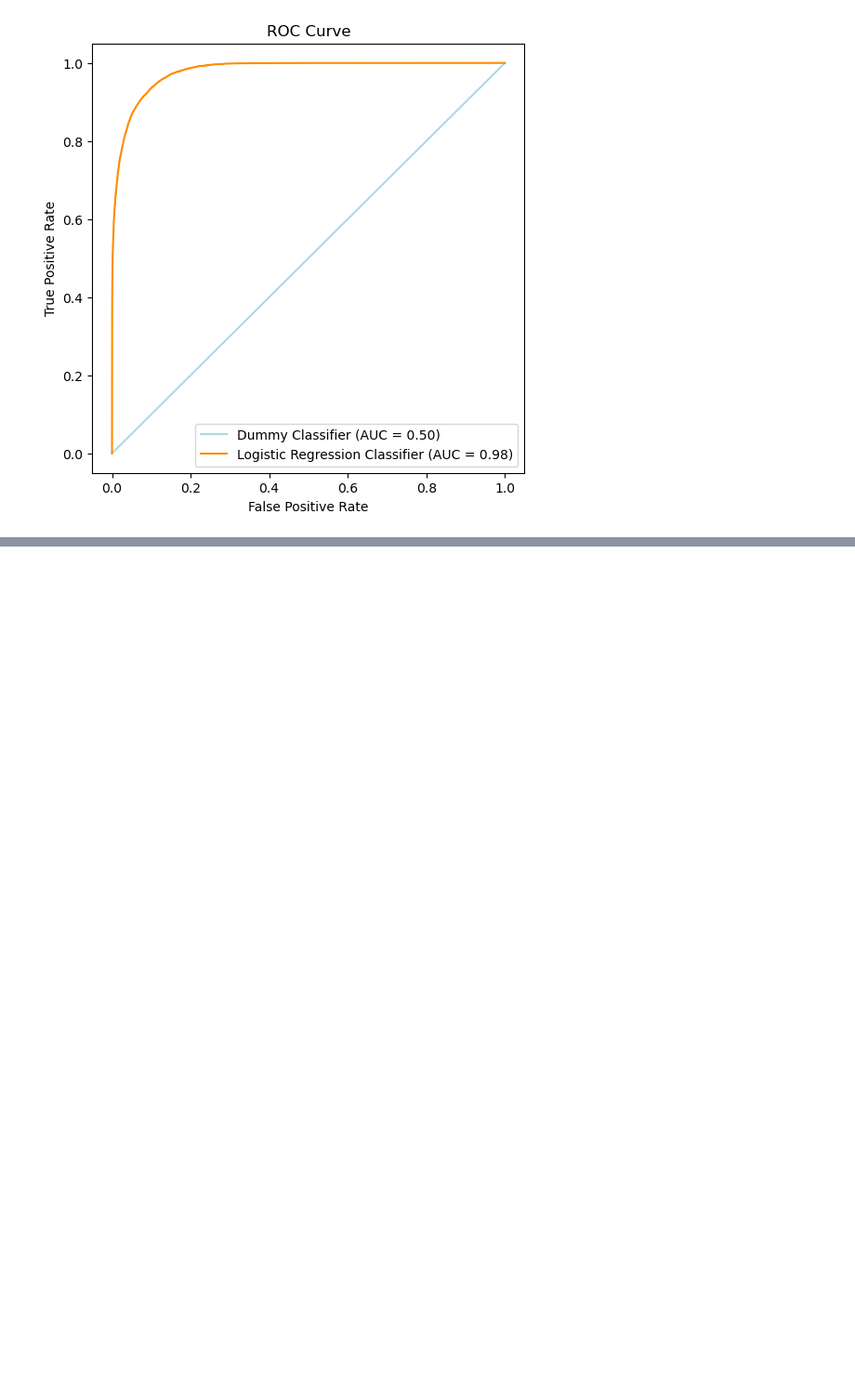
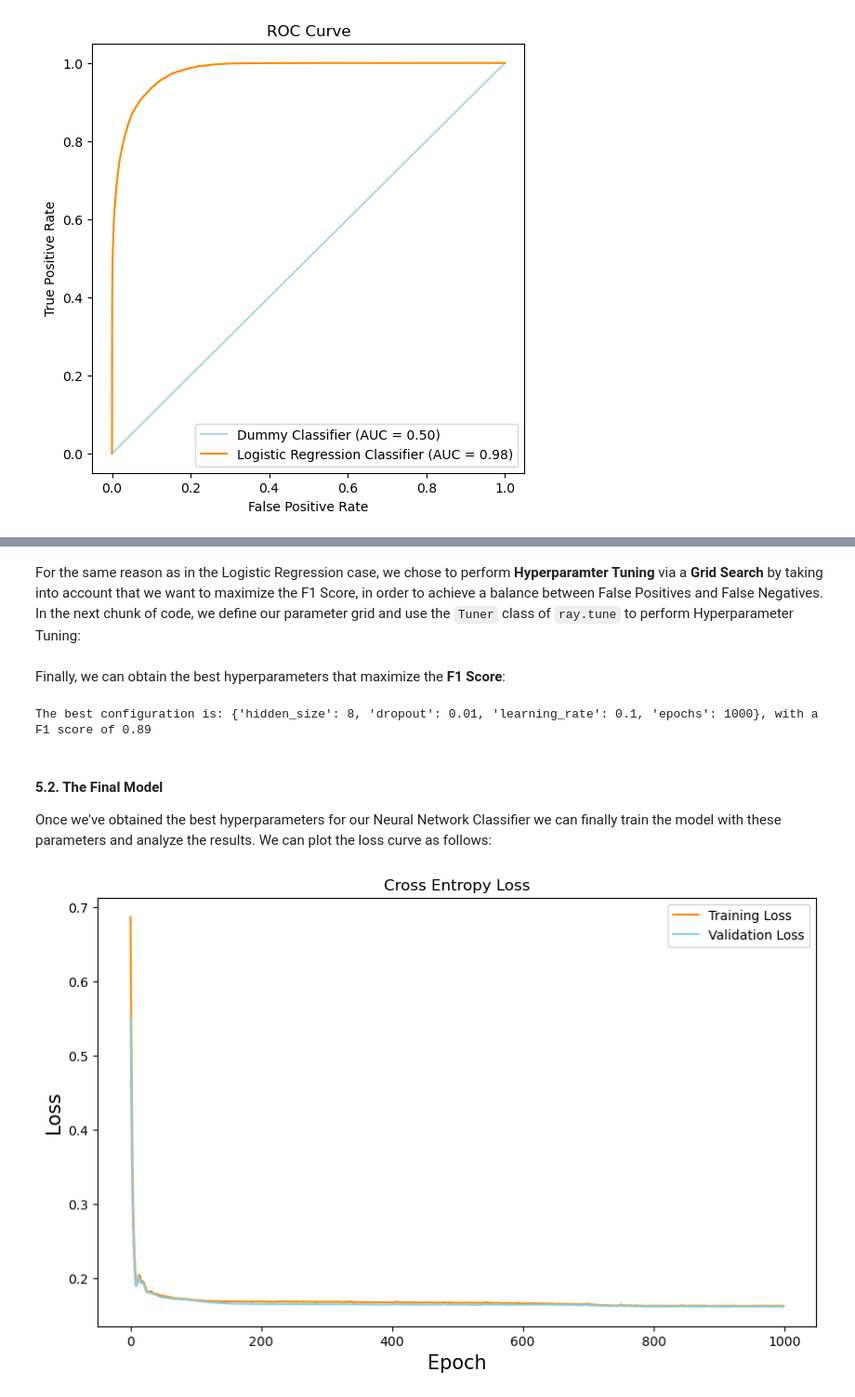
Before and after one commit to msancor/FDS-Final-Project, a Jupyter notebook: main.ipynb, the cells around one changed output, grey strips where cells are left out. Shown at 93% size. Drawn from its saved outputs; the diff is of its cells as text; code cells hidden in the pictures; blank space fills up the shorter version.

```diff
--- a/main.ipynb
+++ b/main.ipynb
@@ -734,7 +657,0 @@ class MyClassifier(nn.Module):
-# %%
-#We initialize the model
-model = MyClassifier()
-#We define the cost function
-criterion = nn.CrossEntropyLoss()
-#We define the optimizer
-optimizer = torch.optim.Adam(model.parameters(), lr=0.01)
@@ -932,0 +796,48 @@ importlib.reload(aux)
+# %% [markdown]
+For the same reason as in the Logistic Regression case, we chose to perform **Hyperparamter Tuning** via a **Grid Search** by taking into account that we want to maximize the F1 Score, in order to achieve a balance between False Positives and False Negatives. In the next chunk of code, we define our parameter grid and use the `Tuner` class of `ray.tune` to perform Hyperparameter Tuning:
+# %%
+#Here we define the configuration space of the model in order to find the best hyperparameters
+config = {
+    "hidden_size": tune.grid_search([6, 8, 10]),
+    "dropout": tune.grid_search([0.001, 0.01, 0.1]),
+    "learning_rate": tune.grid_search([0.001, 0.01, 0.1]),
+    "epochs": tune.grid_search([500, 1000])
+}
+
+#Here we initialize the tuner. This class is used to tune the hyperparameters of the model
+tuner = tune.Tuner(
+    train_model,
+    param_space=config,
+)
+
+#Here we start the tuning process
+results = tuner.fit()
+# %% [markdown]
+Finally, we can obtain the best hyperparameters that maximize the **F1 Score**:
+# %%
+#Here we obtain the best configuration from the Tuner
+best_config = tuner.get_results().get_best_result(metric='f1', mode='max')
+#Here we print the best configuration
+print(f"The best configuration is: {best_config.config}, with a F1 score of {round(best_config.metrics['f1'],2)}")
+# %% [output]
+The best configuration is: {'hidden_size': 8, 'dropout': 0.01, 'learning_rate': 0.1, 'epochs': 1000}, with a F1 score of 0.89
+# %% [markdown]
+#### **5.2. The Final Model**
+
+Once we've obtained the best hyperparameters for our Neural Network Classifier we can finally train the model with these parameters and analyze the results. We can plot the loss curve as follows:
+# %%
+#Here we train the model with the best configuration
+train_losses, val_losses, model = train_model(best_config.config, tuning=False)
+
+#Here we plot the training and validation losses
+fig= plt.figure(figsize=(10, 6))
+plt.plot(range(best_config.config['epochs']), train_losses, color='darkorange')
+plt.plot(range(best_config.config['epochs']), val_losses, color='skyblue')
+plt.xlabel('Epoch', size=15)
+plt.ylabel('Loss', size=15)
+plt.title('Cross Entropy Loss')
+plt.legend(['Training Loss', 'Validation Loss'])
+
+plt.show()
+# %% [output]
+[figure, added]
```
Also changed, not shown: parts of 41 cells of this notebook, 3 other files.
